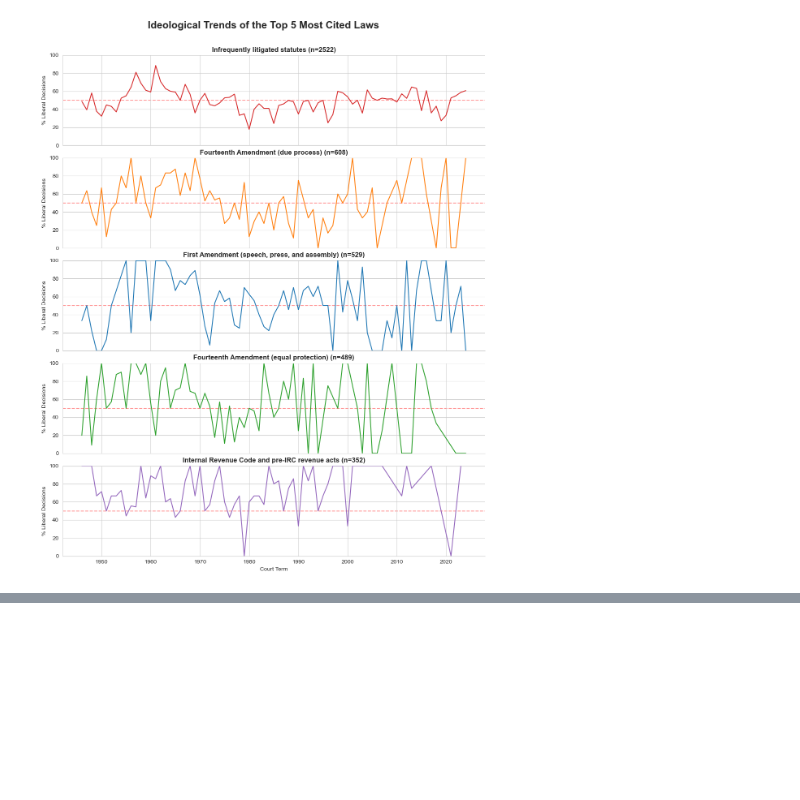
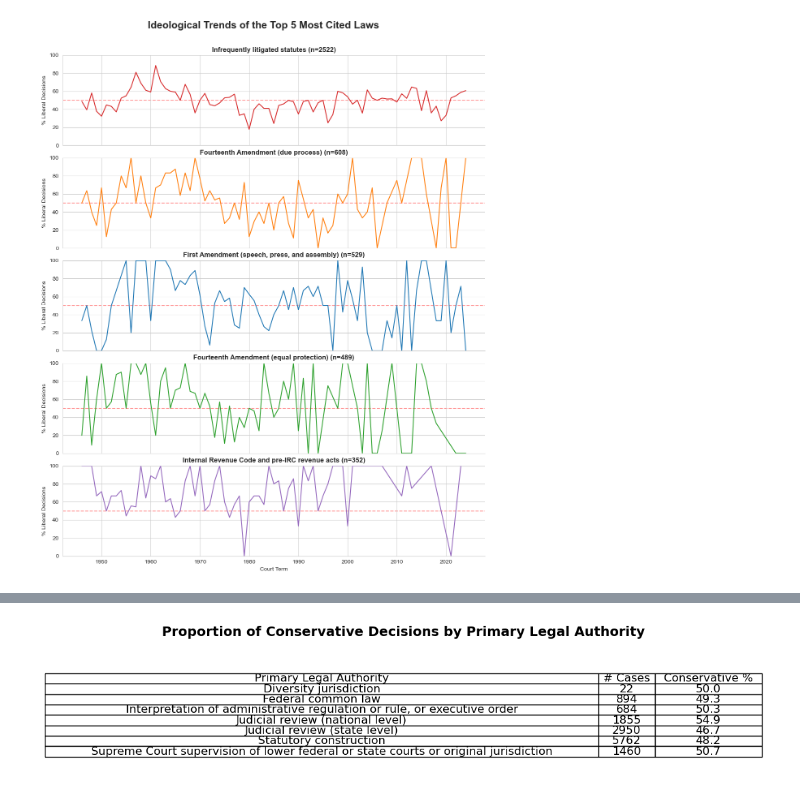
Before and after one commit to zs-zhuang/Supreme-Court-Case-Analytics, a Jupyter notebook: notebooks/case_lawType.ipynb, the cells around one changed output, grey strips where cells are left out. Drawn from its saved outputs; the diff is of its cells as text; code cells hidden in the pictures; blank space fills up the shorter version.

Commit message:
new analysis: add authorityDecision1 and % Conservative table (2026-01-06 16:21:08)

```diff
--- a/notebooks/case_lawType.ipynb
+++ b/notebooks/case_lawType.ipynb
@@ -205,0 +249,42 @@ plot_ideological_trends_vertical(c_issues)
+# %%
+# plot ans save the table above as jpg
+# not using dfi.export, build the table manually with matplotlib
+
+# Reset index and rename column
+summary_reset = summary.reset_index()
+summary_reset = summary_reset.rename(columns={
+    "authorityDecision1Text": "Primary Legal Authority",
+    "n_cases": "# Cases",
+    "pct_conservative": "Conservative %"
+})
+
+# format pct_conservative as percentage with 1 decimal
+summary_reset["Conservative %"] = (summary_reset["Conservative %"] * 100).round(1)
+
+# Create figure
+fig, ax = plt.subplots(figsize=(12, 2.5))  # adjust size as needed
+ax.axis('off')
+
+# Add a title
+plt.title("Proportion of Conservative Decisions by Primary Legal Authority", fontsize=14, fontweight='bold', pad=20)
+
+# Create table
+tbl = ax.table(
+    cellText=summary_reset.values,
+    colLabels=summary_reset.columns,
+    cellLoc='center',
+    loc='center'
+)
+
+# Adjust font size and column width
+tbl.auto_set_font_size(False)
+tbl.set_fontsize(12)
+tbl.auto_set_column_width(col=list(range(len(summary_reset.columns))))
+
+# Save as JPEG
+plt.tight_layout()
+plt.savefig("../results/tbl_authority_decisions_trend.jpeg", dpi=300, bbox_inches='tight')
+plt.show()
+plt.close()
+# %% [output]
+[figure, added]
```
Also changed, not shown: parts of 2 cells of this notebook, 1 other file.
